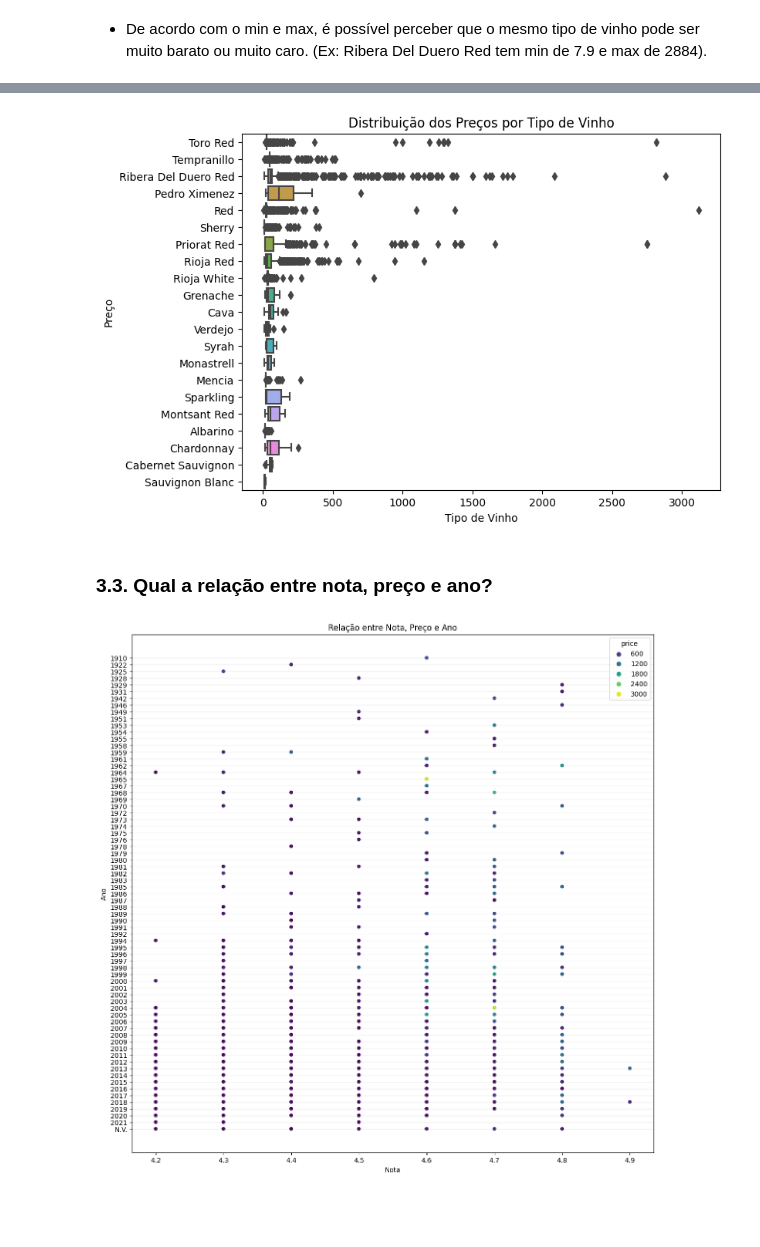
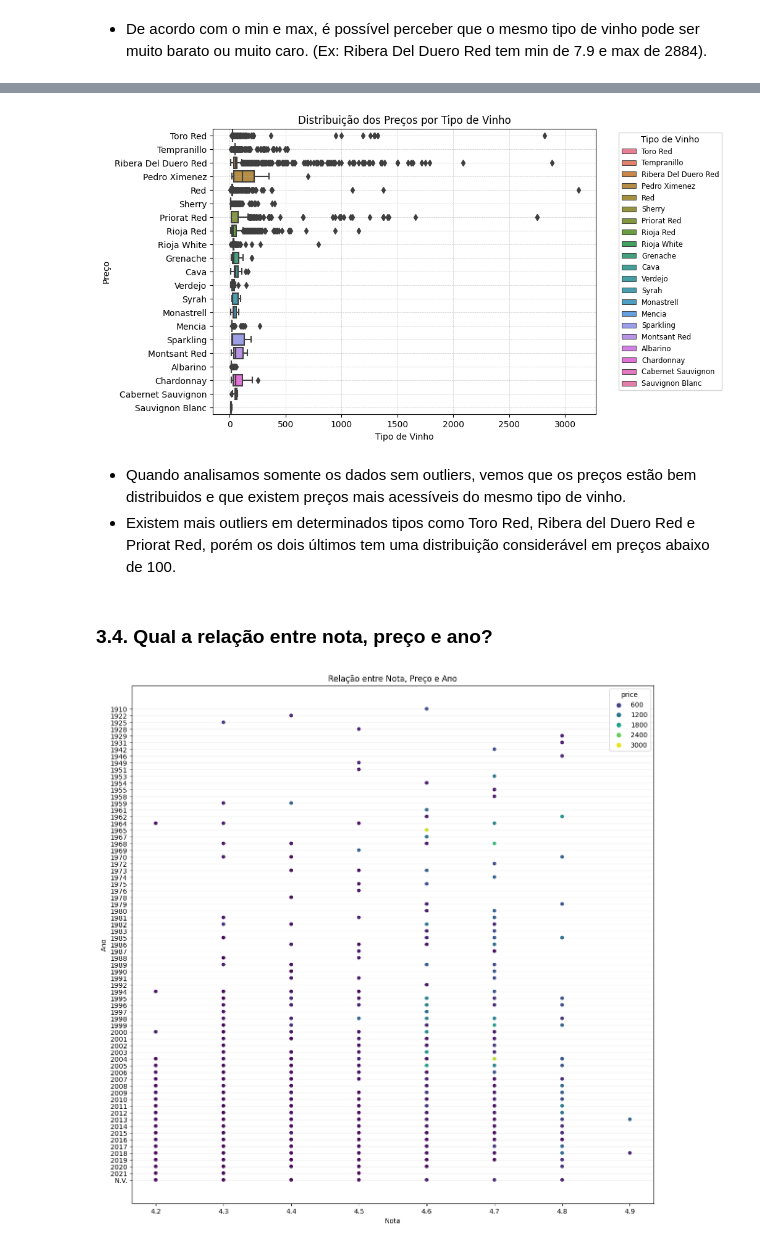
Before and after one commit to atlantico-academy/equipe3-2024.2, a Jupyter notebook: notebooks/01-exploratory_data_analysis.ipynb, the cells around one changed output, grey strips where cells are left out. Cells and saved outputs as stored; diff of their text form; code cells hidden in the pictures; blank space fills up the shorter version.

```diff
--- a/notebooks/01-exploratory_data_analysis.ipynb
+++ b/notebooks/01-exploratory_data_analysis.ipynb
@@ -154,3 +233,19 @@ df.groupby('type')['price'].describe()
 | Verdejo | 27.0 | 34.261852 | 26.567307 | 6.260000 | 19.5000 | 29.400 | 39.7000 | 144.78 |
 # %% [markdown]
 - De acordo com o min e max, é possível perceber que o mesmo tipo de vinho pode ser muito barato ou muito caro. (Ex: Ribera Del Duero Red tem min de 7.9 e max de 2884).
+# %%
+#Distribuição dos Preços por tipo de vinho
+Q1 = df['price'].quantile(0.25)
+Q3 = df['price'].quantile(0.75)
+IQR = Q3 - Q1
+
+#Definição do IQR para separar os outliers
+lower_bound = Q1 - 1.5 * IQR
+upper_bound = Q3 + 1.5 * IQR
+
+outliers = df[(df['price'] < lower_bound) | (df['price'] > upper_bound)]
+non_outliers = df[(df['price'] >= lower_bound) & (df['price'] <= upper_bound)]
+
+#Definição de uma cor para cada tipo
+palette = sns.color_palette("husl", len(df['type'].unique()))
+type_palette = {wine_type: palette[i] for i, wine_type in enumerate(df['type'].unique())}
@@ -157,12 +284,21 @@ df.groupby('type')['price'].describe()
 # %%
-#figura ficou péssima**** -> talvez sem os outliers melhore.
+#Boxplot completo
 plt.figure(figsize=(8, 6))
-sns.boxplot(x='price', y='type', data=df)
+boxplot = sns.boxplot(x='price', y='type', hue='type', data=df, palette=type_palette, dodge=False)
 plt.title('Distribuição dos Preços por Tipo de Vinho')
 plt.xlabel('Tipo de Vinho')
 plt.ylabel('Preço')
+plt.legend(title='Tipo de Vinho', bbox_to_anchor=(1.05, 1), loc='upper left', fontsize='small')
+
+boxplot.grid(True, linestyle='--', linewidth=0.5, alpha=0.7)
+boxplot.set_zorder(2)
+boxplot.grid(True, which='both', axis='x', linestyle='--', linewidth=0.5, alpha=0.7, zorder=1)
+
 plt.show()
 # %% [output]
-[figure, old version]
+[figure, new version]
+# %% [markdown]
+- Quando analisamos somente os dados sem outliers, vemos que os preços estão bem distribuidos e que existem preços mais acessíveis do mesmo tipo de vinho.
+- Existem mais outliers em determinados tipos como Toro Red, Ribera del Duero Red e Priorat Red, porém os dois últimos tem uma distribuição considerável em preços abaixo de 100.
 # %% [markdown]
-### 3.3. Qual a relação entre nota, preço e ano?
+### 3.4. Qual a relação entre nota, preço e ano?
```
Also changed, not shown: parts of 33 cells of this notebook, 2 other files.
